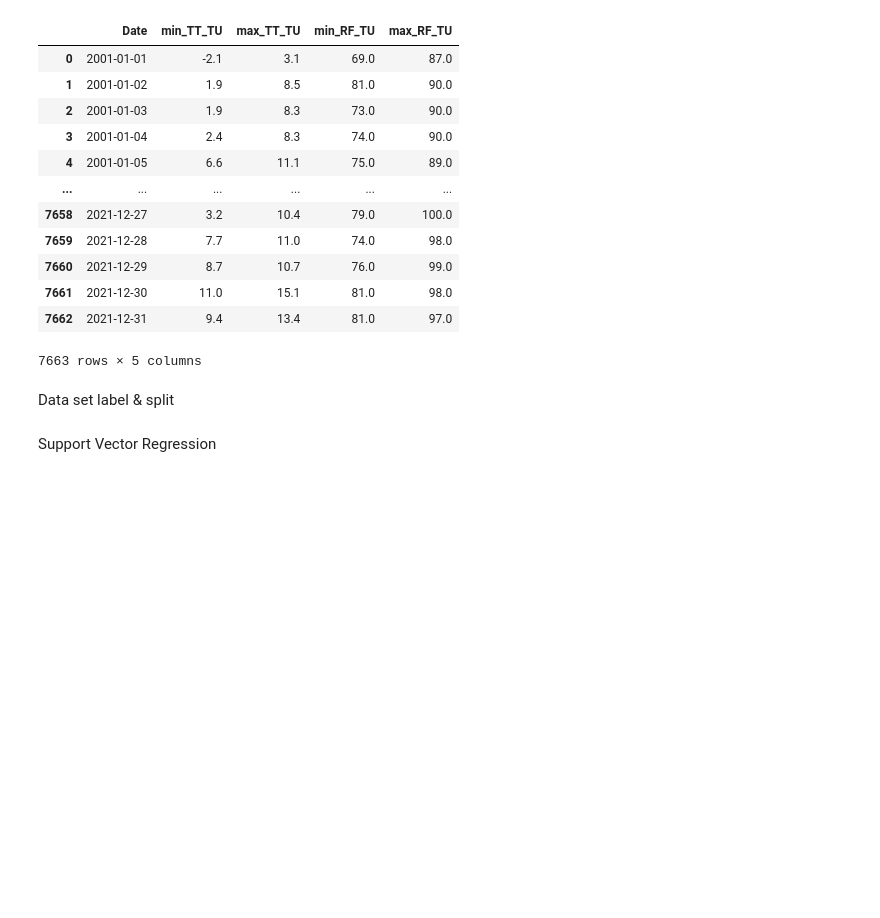
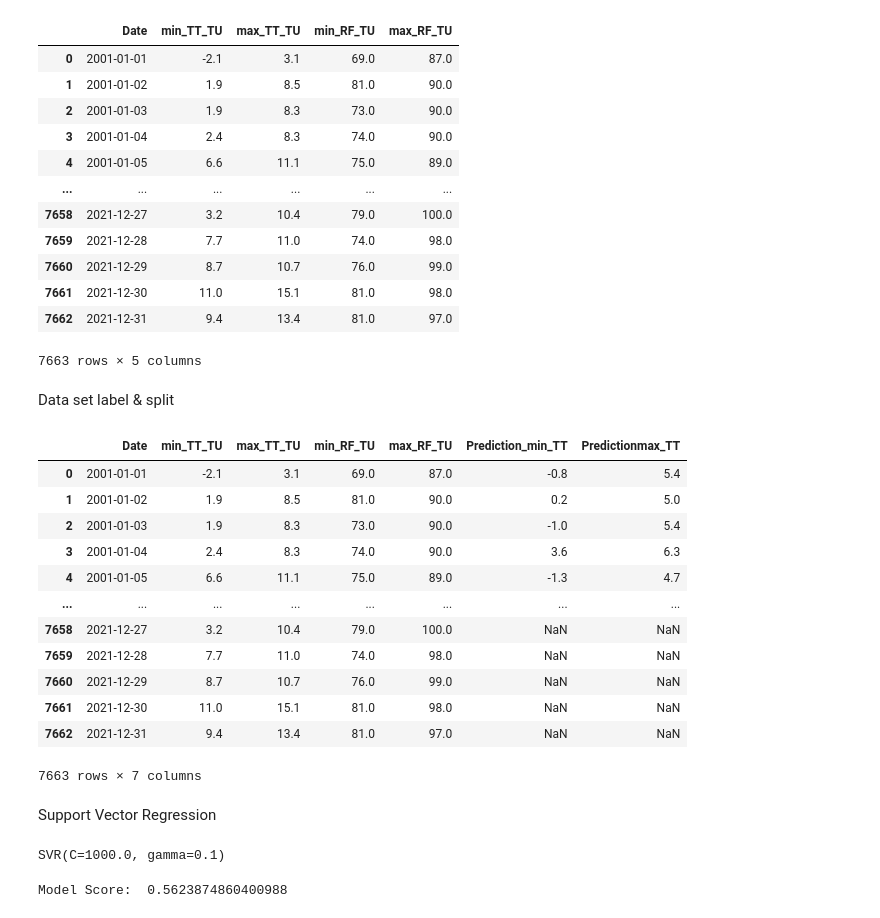
Before and after one commit to sxmxvz/DataExploration_NoData_Wettervorhersage, a Jupyter notebook: main copy.ipynb, the cells around one changed output. Drawn from its saved outputs; the diff is of its cells as text; code cells hidden in the pictures; blank space fills up the shorter version.

```diff
--- a/main copy.ipynb
+++ b/main copy.ipynb
@@ -152,3 +151,25 @@ df
+# %%
+#create labeled data set for predictions in one day or 2 Weeks (2 week = 14 days)
+
+prediction_days = (7)
+df2["Prediction_min_TT"]=df2["min_TT_TU"].shift(-prediction_days)
+df2["Predictionmax_TT"]=df2["max_TT_TU"].shift(-prediction_days)
+
+df2
+# %% [output]
+|  | Date | min_TT_TU | max_TT_TU | min_RF_TU | max_RF_TU | Prediction_min_TT | Predictionmax_TT |
+| 0 | 2001-01-01 | -2.1 | 3.1 | 69.0 | 87.0 | -0.8 | 5.4 |
+| 1 | 2001-01-02 | 1.9 | 8.5 | 81.0 | 90.0 | 0.2 | 5.0 |
+| 2 | 2001-01-03 | 1.9 | 8.3 | 73.0 | 90.0 | -1.0 | 5.4 |
+| 3 | 2001-01-04 | 2.4 | 8.3 | 74.0 | 90.0 | 3.6 | 6.3 |
+| 4 | 2001-01-05 | 6.6 | 11.1 | 75.0 | 89.0 | -1.3 | 4.7 |
+| ... | ... | ... | ... | ... | ... | ... | ... |
+| 7658 | 2021-12-27 | 3.2 | 10.4 | 79.0 | 100.0 | NaN | NaN |
+| 7659 | 2021-12-28 | 7.7 | 11.0 | 74.0 | 98.0 | NaN | NaN |
+| 7660 | 2021-12-29 | 8.7 | 10.7 | 76.0 | 99.0 | NaN | NaN |
+| 7661 | 2021-12-30 | 11.0 | 15.1 | 81.0 | 98.0 | NaN | NaN |
+| 7662 | 2021-12-31 | 9.4 | 13.4 | 81.0 | 97.0 | NaN | NaN |
+7663 rows × 7 columns
 # %%
 #split the data in x und y axis
 
@@ -170,2 +191,18 @@ prediction_hours_array = np.array(df[['TT_TU']])[-prediction_hours:]
 # %% [markdown]
 Support Vector Regression
+# %%
+#from sklearn.svm import SVR
+
+#Support Vector Regression mit radial basis function
+
+svr_rbf = SVR(kernel="rbf", C=1e3, gamma=0.1)
+svr_rbf.fit(X_train, y_train)
+# %% [output]
+SVR(C=1000.0, gamma=0.1)
+# %%
+#Testen des Models
+
+model_test = svr_rbf.score(X_test, y_test)
+print("Model Score: ", model_test)
+# %% [output]
+Model Score:  0.5623874860400988
```
Also changed, not shown: parts of 7 cells of this notebook, 2 other files.
